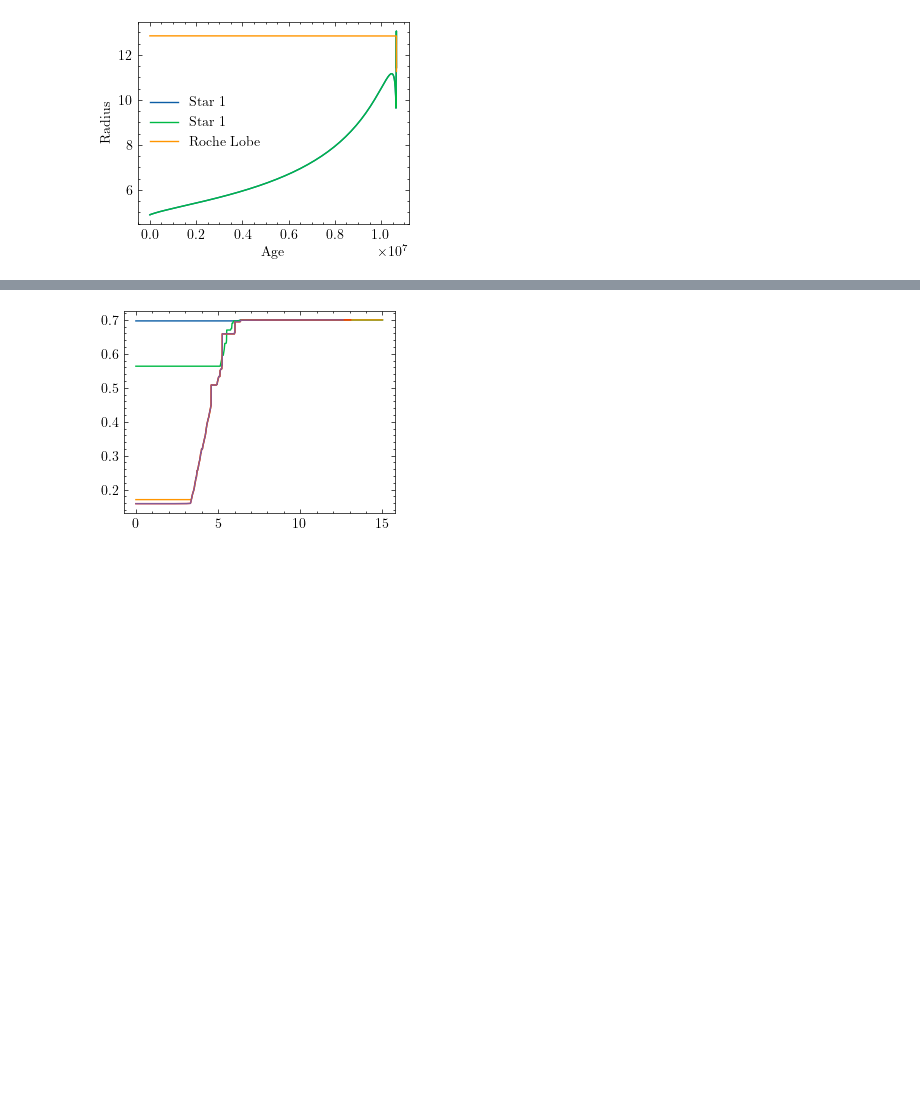
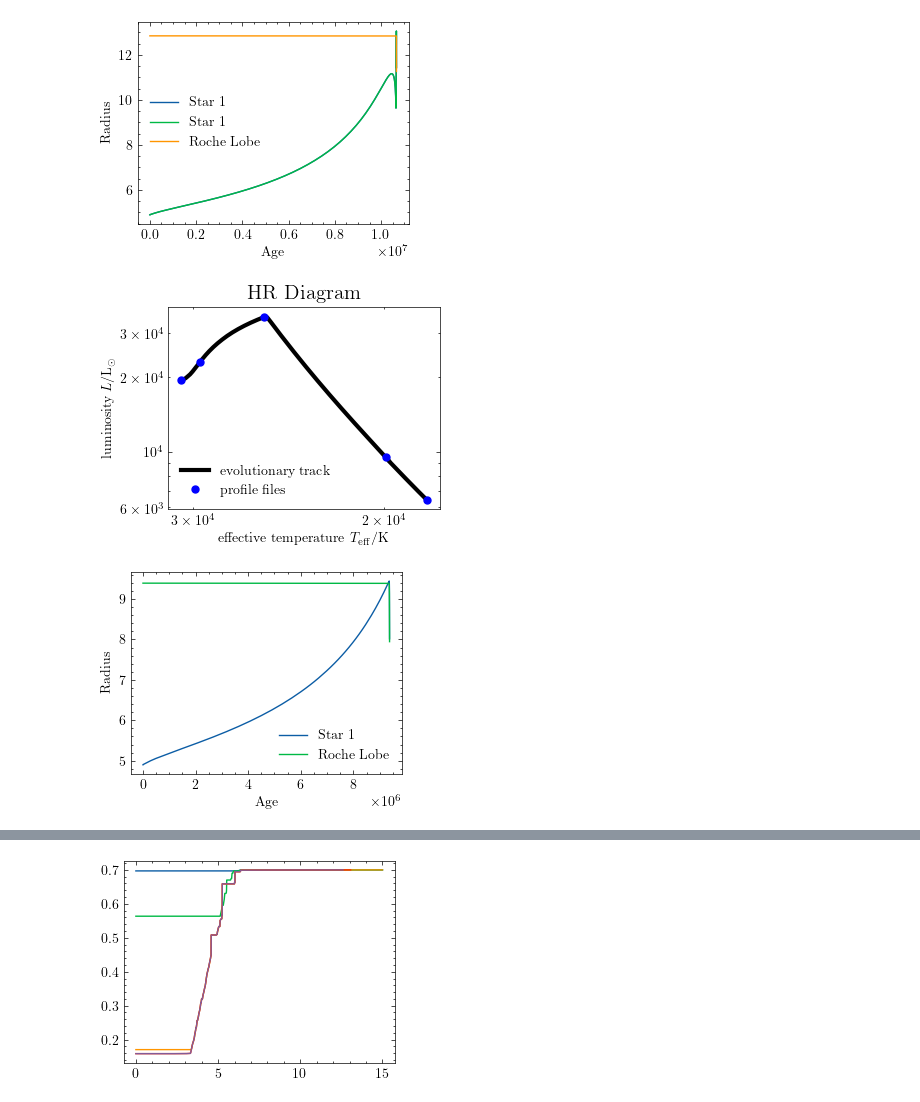
Before and after one commit to neevshah101/learning_mesa, a Jupyter notebook: plotting.ipynb, the cells around one changed output, grey strips where cells are left out. Cells and saved outputs as stored; diff of their text form; code cells hidden in the pictures; blank space fills up the shorter version.

```diff
--- a/plotting.ipynb
+++ b/plotting.ipynb
@@ -782,5 +782,23 @@ plt.show()
 [figure]
 [figure]
 [figure]
+# %%
+
+logs_dir = os.path.join('tutorial_binary_star', 'LOGS15')
+df = load_history_file(logs_dir)
+
+plot_HR(logs_dir)
+plt.show()
+
+plt.plot(df['star_age'], 10**df['log_R'], label = 'Star 1')
+plt.plot(df['star_age'], df['rl_1'], label = 'Roche Lobe')
+# plt.xlim(1.07e7,1.08e7)
+plt.xlabel('Age')
+plt.ylabel('Radius')
+plt.legend()
+plt.show()
+# %% [output]
+[figure, added]
+[figure, added]
 # %%
 
```
Also changed, not shown: parts of 4 cells of this notebook.
